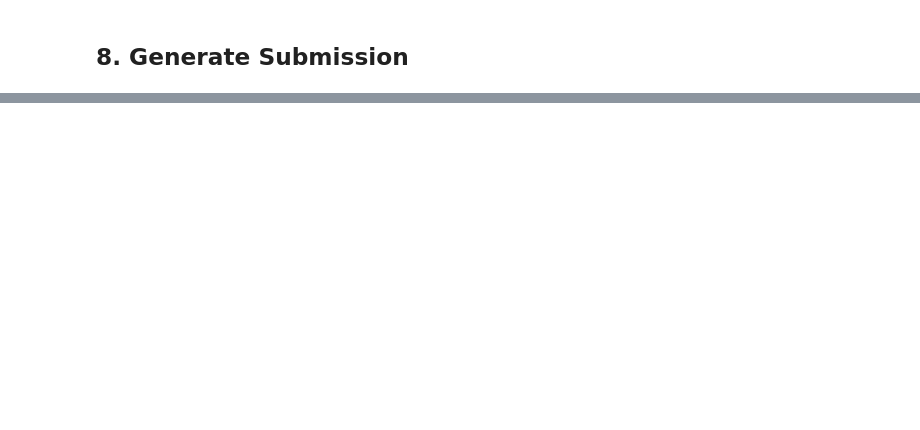
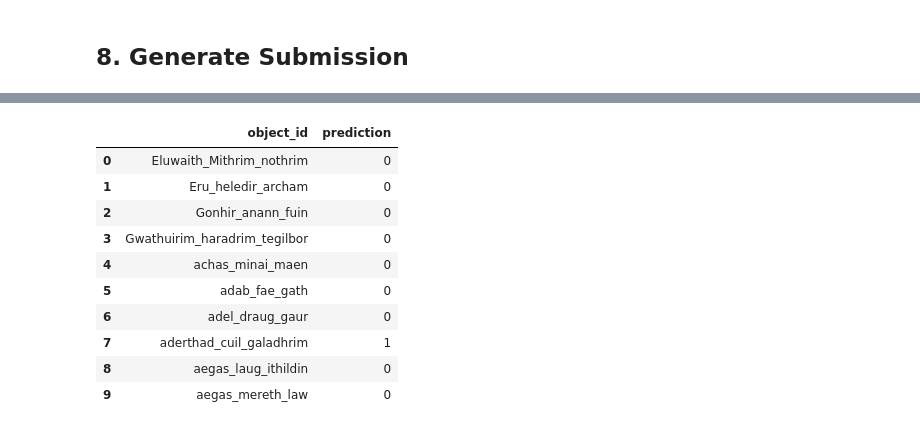
Before and after one commit to kokobabe99/mallorn-astronomical-classification-challenge, a Jupyter notebook: mallorn_classification.ipynb, the cells around one changed output, grey strips where cells are left out. Cells and saved outputs as stored; diff of their text form; code cells hidden in the pictures; blank space fills up the shorter version.

```diff
--- a/mallorn_classification.ipynb
+++ b/mallorn_classification.ipynb
@@ -637,0 +1536,67 @@ submission.head(10)
+# %%
+# Final prediction on test set
+HUGE_DISAGREE = 0.5  # threshold for extreme disagreement rule
+
+if USE_REGIONAL:
+    # Calculate test disagreement
+    if oof_dl is not None and test_dl is not None:
+        test_disagreement = np.abs(test_gbdt_final - test_dl)
+    else:
+        track_test_preds = list(all_test_preds.values())
+        test_diffs = []
+        for i in range(len(track_test_preds)):
+            for j in range(i+1, len(track_test_preds)):
+                test_diffs.append(np.abs(track_test_preds[i] - track_test_preds[j]))
+        test_disagreement = np.max(test_diffs, axis=0)
+
+    test_low_mask = test_disagreement < LOW_DIFF_THRESH
+    test_mid_mask = (test_disagreement >= LOW_DIFF_THRESH) & (test_disagreement < HIGH_DIFF_THRESH)
+    test_high_mask = test_disagreement >= HIGH_DIFF_THRESH
+
+    test_preds = np.zeros(len(X_test), dtype=int)
+    for name, mask in [("Low", test_low_mask), ("Mid", test_mid_mask), ("High", test_high_mask)]:
+        t = region_thresholds.get(name, best_thr)
+        test_preds[mask] = (test_ultimate[mask] >= t).astype(int)
+        print(f"  Region {name}: thresh={t:.4f}, positives={test_preds[mask].sum()}")
+
+    # Apply rule arbitration to test (only with DL)
+    if oof_dl is not None and test_dl is not None:
+        rule_test = (test_disagreement > HUGE_DISAGREE) & (test_preds == 1)
+        extreme_test = rule_test & ((test_gbdt_final < 0.05) | (test_dl < 0.05))
+        test_preds[extreme_test] = 0
+        print(f"  Rule arbitration removed: {extreme_test.sum()} test samples")
+
+    print(f"Regional strategy: Low={test_low_mask.sum()}, Mid={test_mid_mask.sum()}, High={test_high_mask.sum()}")
+else:
+    test_preds = (test_ultimate >= best_thr).astype(int)
+    print(f"Global strategy applied. threshold={best_thr:.4f}")
+
+# SAFETY NET: if zero positive predictions, fall back to top-K
+if test_preds.sum() == 0:
+    print("\n*** WARNING: All predictions are 0! Falling back to top-K ***")
+    expected_pos_rate = y.mean()
+    k = max(int(len(test_preds) * expected_pos_rate), 10)
+    top_k_indices = np.argsort(test_ultimate)[-k:]
+    test_preds[top_k_indices] = 1
+    print(f"  Forced top {k} as positive (expected rate: {expected_pos_rate:.2%})")
+
+submission = pd.DataFrame({
+    "object_id": test_log["object_id"],
+    "prediction": test_preds,
+})
+
+# Sanity checks
+sample = pd.read_csv(os.path.join(DATA_DIR, "sample_submission.csv"))
+assert list(submission.columns) == list(sample.columns), "Column mismatch!"
+assert len(submission) == len(sample), "Row count mismatch!"
+
+print(f"\nSubmission shape: {submission.shape}")
+print(f"Predicted TDEs: {submission['prediction'].sum()} / {len(submission)} ({submission['prediction'].mean():.2%})")
+print(f"\nPrediction distribution:")
+print(submission["prediction"].value_counts())
+
+output_path = os.path.join(os.path.dirname(DATA_DIR), "submission.csv")
+submission.to_csv(output_path, index=False)
+print(f"\nSaved to {output_path}")
+submission.head(10)
+# %% [output]
@@ -637,0 +1618,11 @@ submission.head(10)
+|  | object_id | prediction |
+| 0 | Eluwaith_Mithrim_nothrim | 0 |
+| 1 | Eru_heledir_archam | 0 |
+| 2 | Gonhir_anann_fuin | 0 |
+| 3 | Gwathuirim_haradrim_tegilbor | 0 |
+| 4 | achas_minai_maen | 0 |
+| 5 | adab_fae_gath | 0 |
+| 6 | adel_draug_gaur | 0 |
+| 7 | aderthad_cuil_galadhrim | 1 |
+| 8 | aegas_laug_ithildin | 0 |
+| 9 | aegas_mereth_law | 0 |
```
Also changed, not shown: parts of 34 cells of this notebook, 3 other files.
